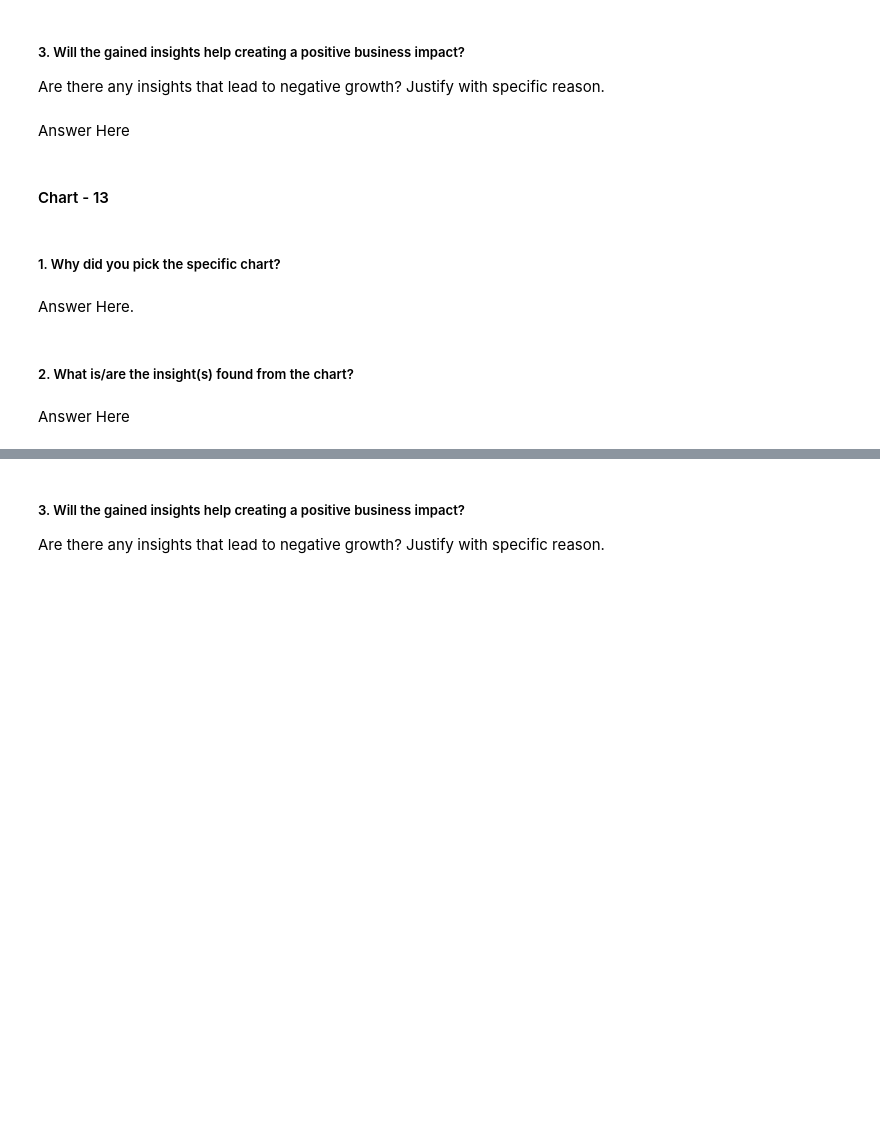
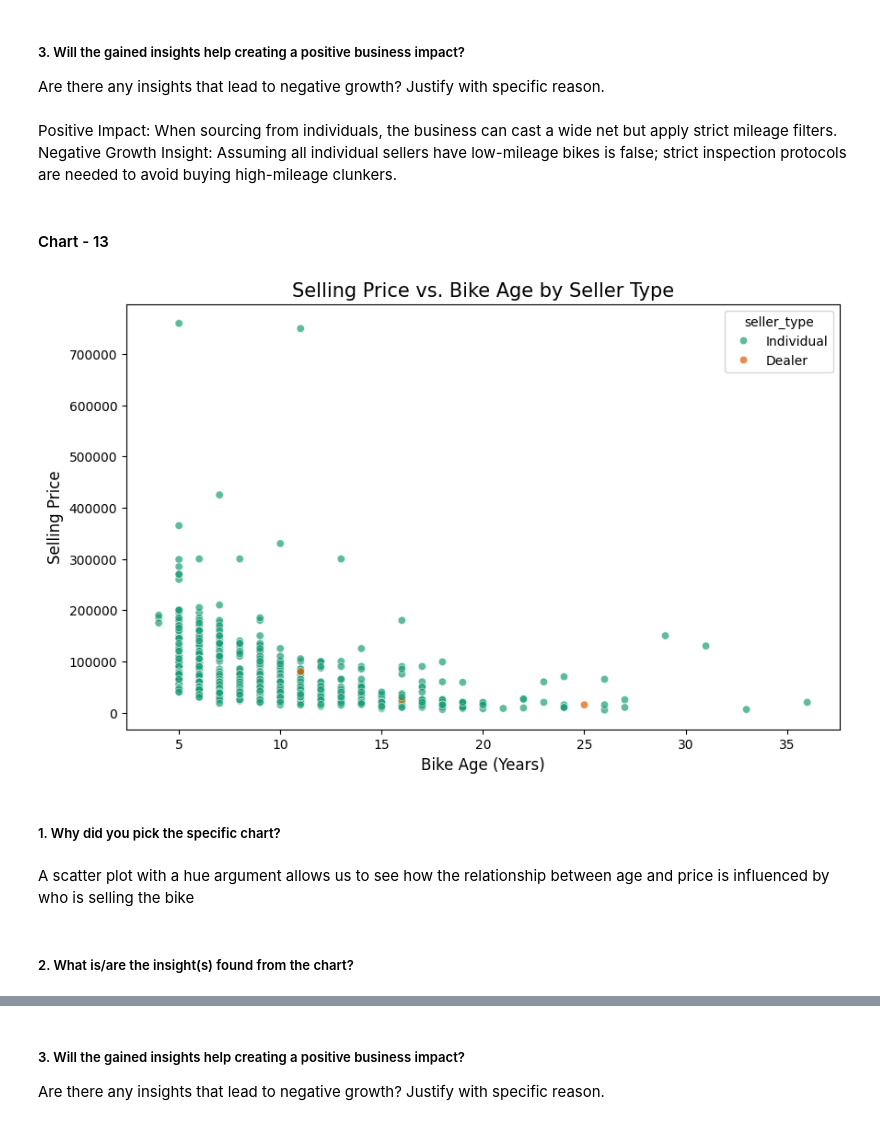
Before and after one commit to VishalChauhan85/Motorcycle-Dataset---ML, a Jupyter notebook: Motorcycle_Dataset_ML.ipynb, the cells around one changed output, grey strips where cells are left out. Drawn from its saved outputs; the diff is of its cells as text; code cells hidden in the pictures; blank space fills up the shorter version.

```diff
--- a/Motorcycle_Dataset_ML.ipynb
+++ b/Motorcycle_Dataset_ML.ipynb
@@ -572,7 +592,7 @@ Answer Here
 # %% [markdown]
 ##### 3. Will the gained insights help creating a positive business impact?
 Are there any insights that lead to negative growth? Justify with specific reason.
-# %% [markdown]
-Answer Here
+# %% [markdown]
+Positive Impact: When sourcing from individuals, the business can cast a wide net but apply strict mileage filters. Negative Growth Insight: Assuming all individual sellers have low-mileage bikes is false; strict inspection protocols are needed to avoid buying high-mileage clunkers.
 # %% [markdown]
 #### Chart - 13
@@ -581,8 +599,16 @@ Answer Here
+# %%
+# Chart - 13 visualization code
+plt.figure(figsize=(10, 6))
+sns.scatterplot(x='bike_age', y='selling_price', hue='seller_type', data=df, alpha=0.7, palette='Dark2')
+plt.title('Selling Price vs. Bike Age by Seller Type', fontsize=15)
+plt.xlabel('Bike Age (Years)', fontsize=12)
+plt.ylabel('Selling Price', fontsize=12)
+plt.show()
+# %% [output]
+[figure, added]
 # %% [markdown]
 ##### 1. Why did you pick the specific chart?
-# %% [markdown]
-Answer Here.
+# %% [markdown]
+A scatter plot with a hue argument allows us to see how the relationship between age and price is influenced by who is selling the bike
 # %% [markdown]
 ##### 2. What is/are the insight(s) found from the chart?
-# %% [markdown]
-Answer Here
```
Also changed, not shown: parts of 60 cells of this notebook.
